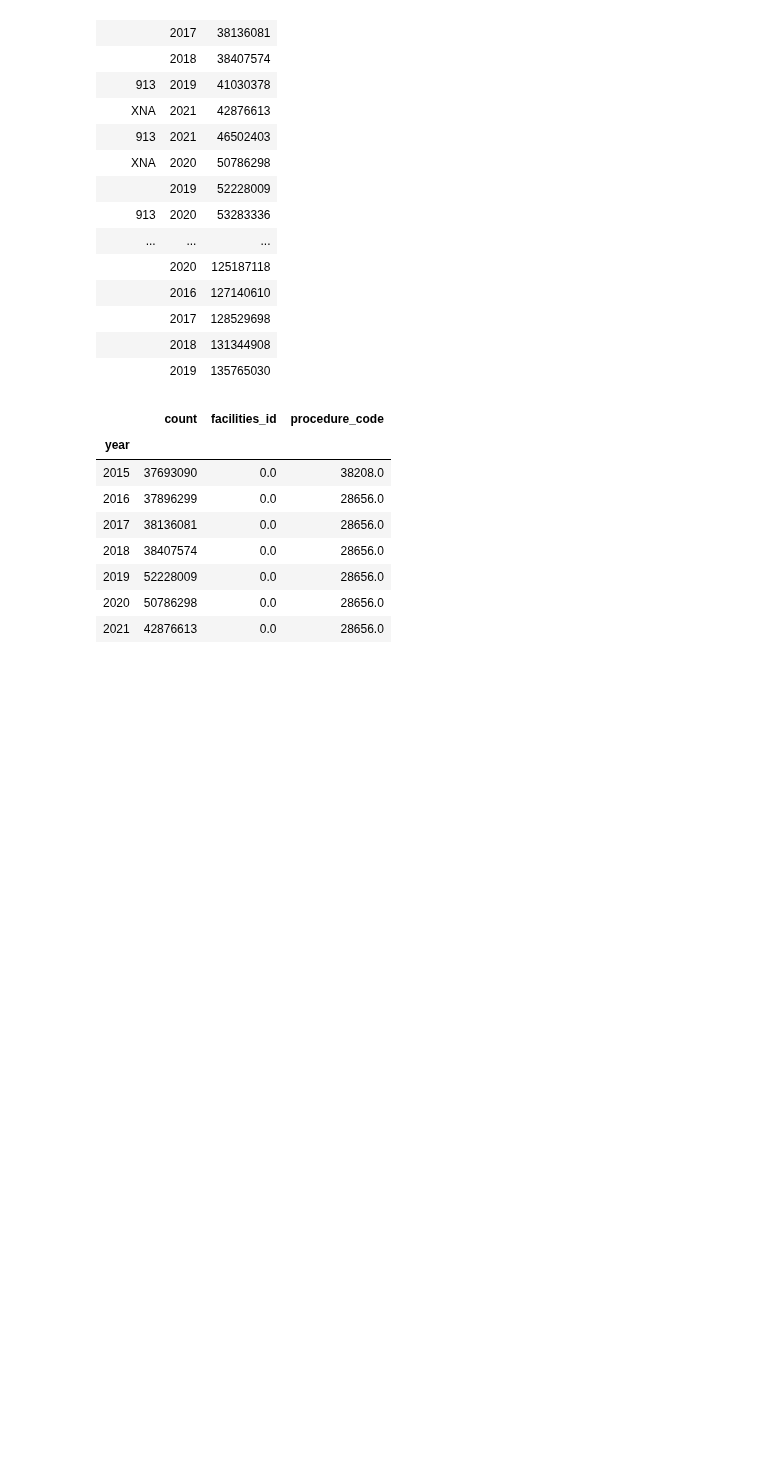
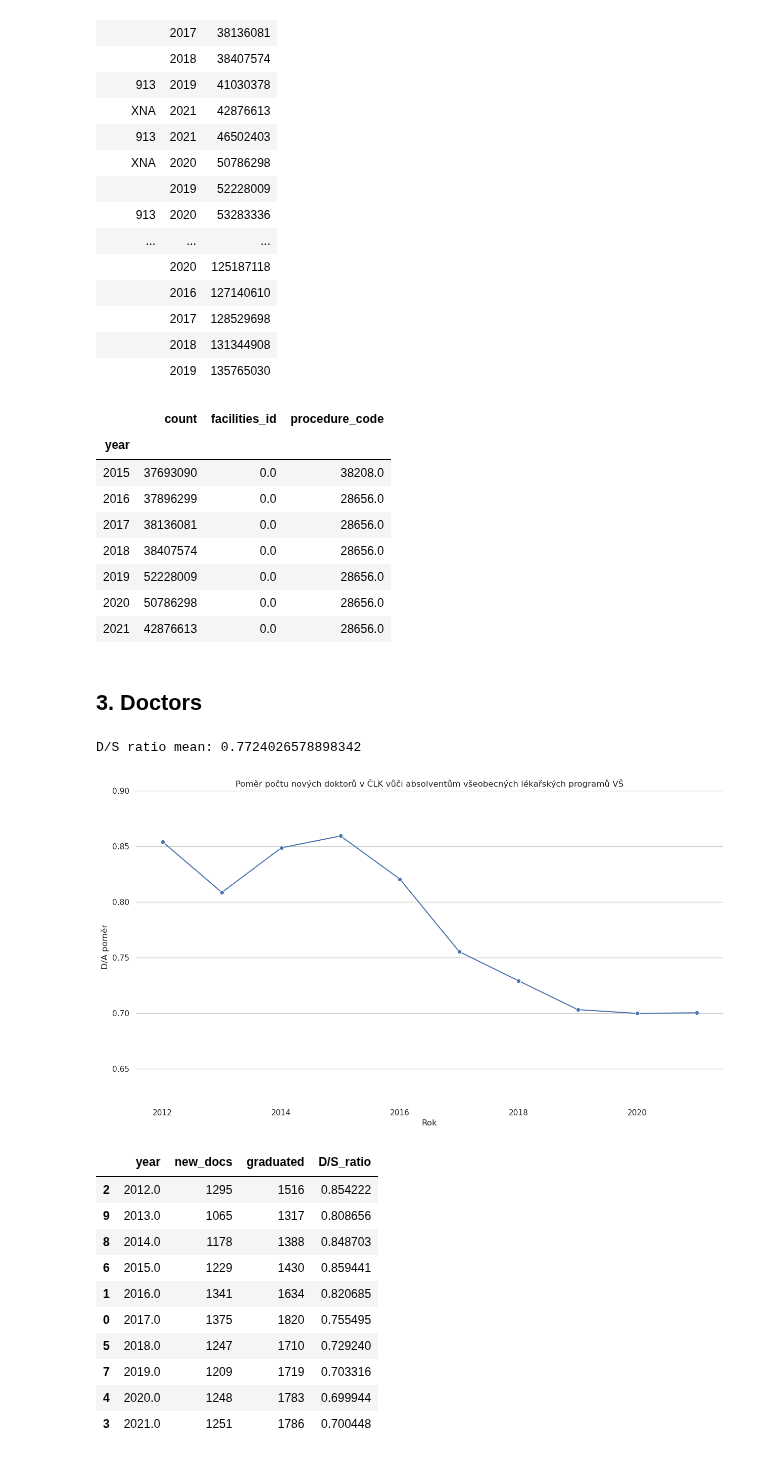
Before and after one commit to opendatalabcz/mapa-zdravi, a Jupyter notebook: src/scripts/visualization.ipynb, the cells around one changed output. Drawn from its saved outputs; the diff is of its cells as text; code cells hidden in the pictures; blank space fills up the shorter version.

Commit message:
Doctors/Students analysis

```diff
--- a/src/scripts/visualization.ipynb
+++ b/src/scripts/visualization.ipynb
@@ -18,6 +18,7 @@ warnings.filterwarnings("ignore")
 # %%
 DATA_PATH = '../../data/intermediate/'
 IMAGE_PATH = '../../images/visualization/'
+PATH_FINAL = '../../data/final/'
 # %% [markdown]
 ## 1. Students
 # %%
@@ -438,3 +439,54 @@ pharmacy
 | 2019 | 52228009 | 0.0 | 28656.0 |
 | 2020 | 50786298 | 0.0 | 28656.0 |
 | 2021 | 42876613 | 0.0 | 28656.0 |
+# %% [markdown]
+## 3. Doctors
+# %%
+students = pd.read_csv(PATH_FINAL+'students.csv', index_col=0)
+doctors = pd.read_csv(PATH_FINAL+'doctors.csv', index_col=0)
+# %%
+title = 'Poměr počtu nových doktorů v ČLK vůči absolventům všeobecných lékařských programů VŠ'
+dr = students[(students['graduated'] == True)\
+                & (students.major == 'Všeobecné lékařství')\
+                & (students.date_end < 2022)\
+                & (students.date_end > 2011)][['graduated', 'date_end']]
+
+finished_students = dr.groupby('date_end').count().reset_index()
+finished_students.columns = ['year', 'graduated']
+new_docs = doctors[doctors.graduated_year < 2022].graduated_year.value_counts().reset_index()
+new_docs.columns = ['year', 'new_docs']
+docs_students = pd.merge(new_docs, finished_students)
+docs_students['D/S_ratio'] = docs_students['new_docs']/docs_students['graduated']
+
+
+sns.set_style('whitegrid')
+plt.figure(figsize=(15, 8))
+plt.grid(True, axis='y')
+ax = sns.lineplot(y=docs_students['D/S_ratio'], x=docs_students['year'], marker="o", linewidth = 1.5)
+sns.despine(bottom = True, left = True)
+
+ax.yaxis.grid(True) # Hide the horizontal gridlines
+ax.xaxis.grid(False) # Show the vertical gridlines
+
+plt.title(title)
+plt.xlabel('Rok')
+plt.ylabel('D/A poměr')
+plt.ylim(.62, .9)
+
+print(f"D/S ratio mean: {docs_students['new_docs'].sum()/docs_students['graduated'].sum()}")
+plt.show();
+docs_students.sort_values('year')
+# %% [output]
+D/S ratio mean: 0.7724026578898342
+[figure, added]
+|  | year | new_docs | graduated | D/S_ratio |
+| 2 | 2012.0 | 1295 | 1516 | 0.854222 |
+| 9 | 2013.0 | 1065 | 1317 | 0.808656 |
+| 8 | 2014.0 | 1178 | 1388 | 0.848703 |
+| 6 | 2015.0 | 1229 | 1430 | 0.859441 |
+| 1 | 2016.0 | 1341 | 1634 | 0.820685 |
+| 0 | 2017.0 | 1375 | 1820 | 0.755495 |
+| 5 | 2018.0 | 1247 | 1710 | 0.729240 |
+| 7 | 2019.0 | 1209 | 1719 | 0.703316 |
+| 4 | 2020.0 | 1248 | 1783 | 0.699944 |
+| 3 | 2021.0 | 1251 | 1786 | 0.700448 |
```
Also changed, not shown: parts of 3 cells of this notebook.
